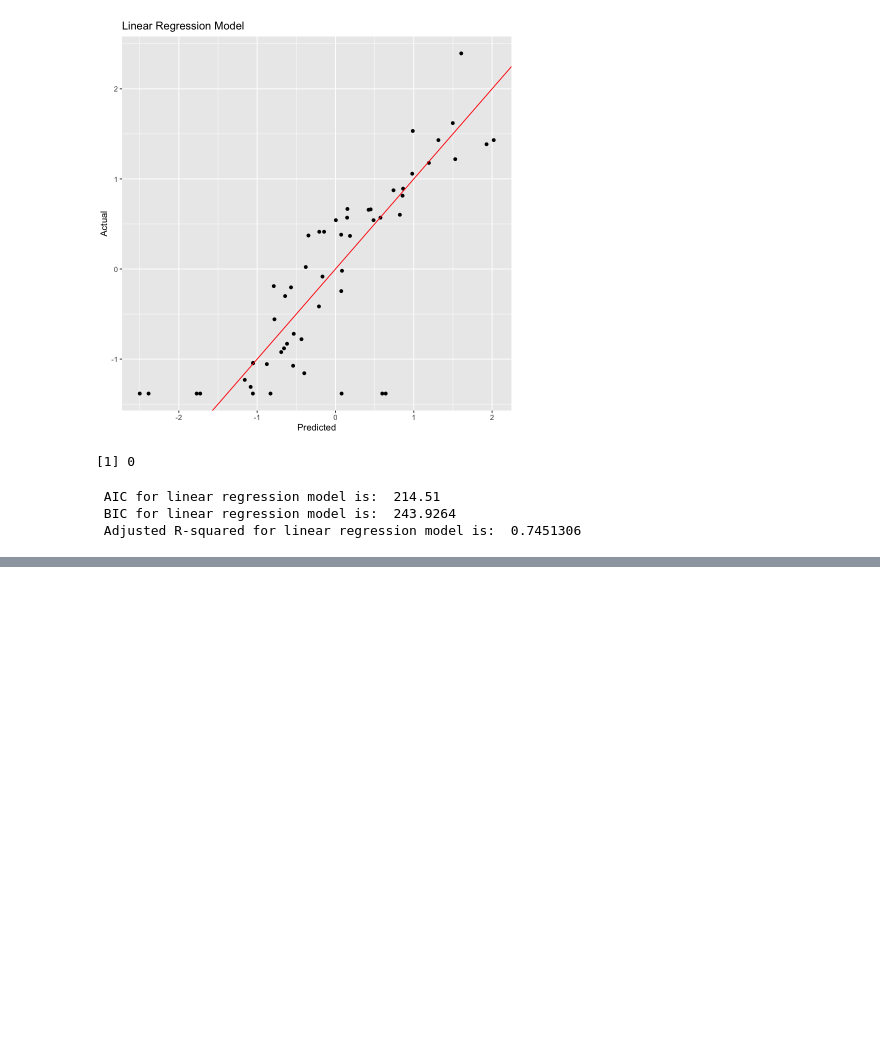
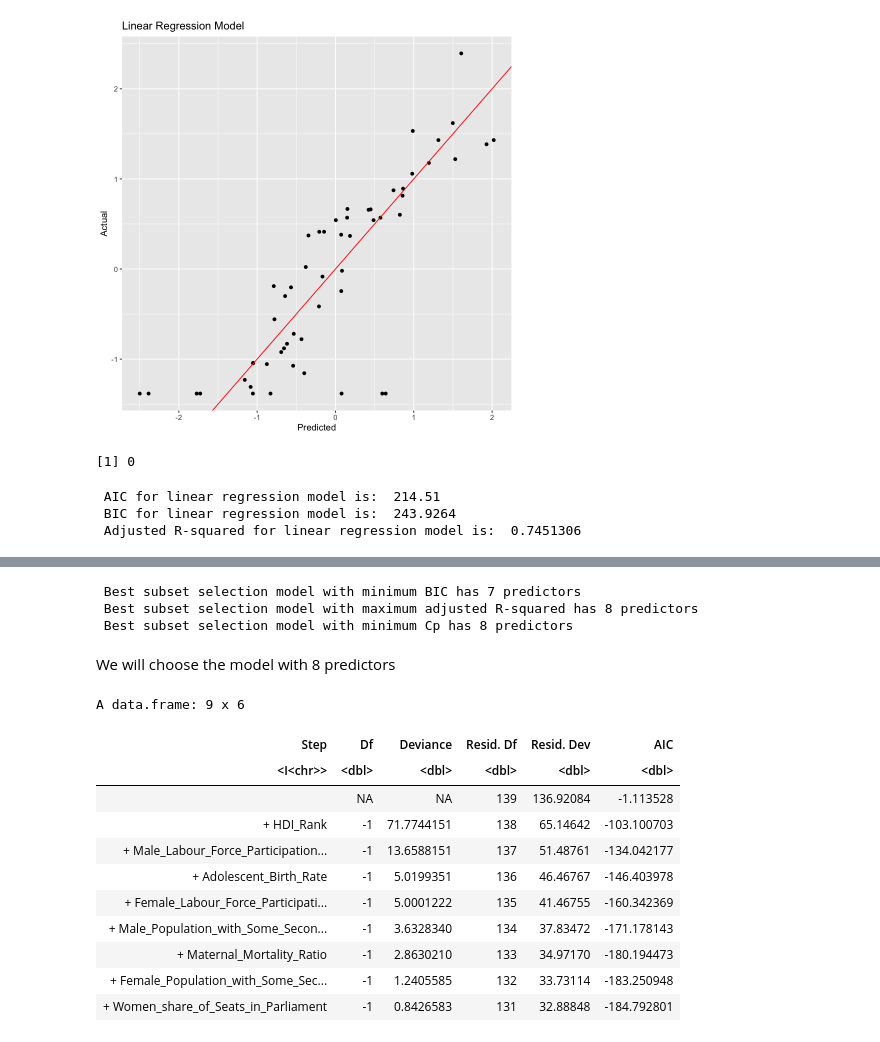
Before and after one commit to I-dontlikeit/512-project-group-10, a Jupyter notebook: code/models.ipynb, the cells around one changed output, grey strips where cells are left out. Saved outputs shown, nothing was run; the diff lists cells and outputs as text; code cells hidden in the pictures; blank space fills up the shorter version.

Commit message:
subset selection

```diff
--- a/code/models.ipynb
+++ b/code/models.ipynb
@@ -131,0 +163,29 @@ cat(" AIC for linear regression model is: ", lm_aic, "\n", "BIC for linear regre
+# %%
+cat(" Best subset selection model with minimum BIC has", min_bic_model, "predictors \n", "Best subset selection model with maximum adjusted R-squared has", max_r2_model, "predictors\n", "Best subset selection model with minimum Cp has", min_cp_model, "predictors")
+# %% [output]
+ Best subset selection model with minimum BIC has 7 predictors
+ Best subset selection model with maximum adjusted R-squared has 8 predictors
+ Best subset selection model with minimum Cp has 8 predictors
+# %% [markdown]
+We will choose the model with 8 predictors
+# %%
+#forward stepwise selection
+
+intercept_only = lm(Gender_Inequality_Index_Value ~ 1, data = train)
+all = lm(Gender_Inequality_Index_Value ~ ., data = train)
+forward_model = step(intercept_only, direction='forward', scope = formula(all), trace = 0)
+# %%
+forward_model$anova
+# %% [output]
+A data.frame: 9 x 6
+| Step | Df | Deviance | Resid. Df | Resid. Dev | AIC |
+| <I<chr>> | <dbl> | <dbl> | <dbl> | <dbl> | <dbl> |
+|  | NA | NA | 139 | 136.92084 | -1.113528 |
+| + HDI_Rank | -1 | 71.7744151 | 138 | 65.14642 | -103.100703 |
+| + Male_Labour_Force_Participation... | -1 | 13.6588151 | 137 | 51.48761 | -134.042177 |
+| + Adolescent_Birth_Rate | -1 | 5.0199351 | 136 | 46.46767 | -146.403978 |
+| + Female_Labour_Force_Participati... | -1 | 5.0001222 | 135 | 41.46755 | -160.342369 |
+| + Male_Population_with_Some_Secon... | -1 | 3.6328340 | 134 | 37.83472 | -171.178143 |
+| + Maternal_Mortality_Ratio | -1 | 2.8630210 | 133 | 34.97170 | -180.194473 |
+| + Female_Population_with_Some_Sec... | -1 | 1.2405585 | 132 | 33.73114 | -183.250948 |
+| + Women_share_of_Seats_in_Parliament | -1 | 0.8426583 | 131 | 32.88848 | -184.792801 |
```
Also changed, not shown: parts of 11 cells of this notebook.
